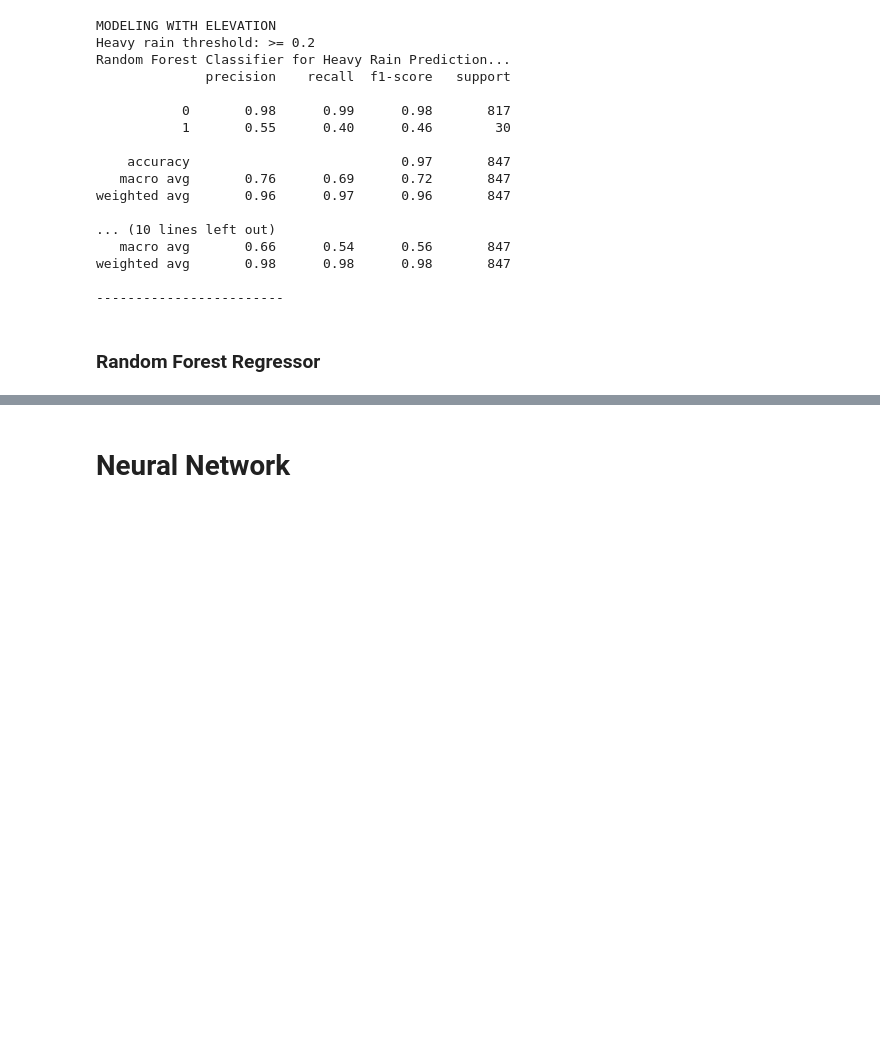
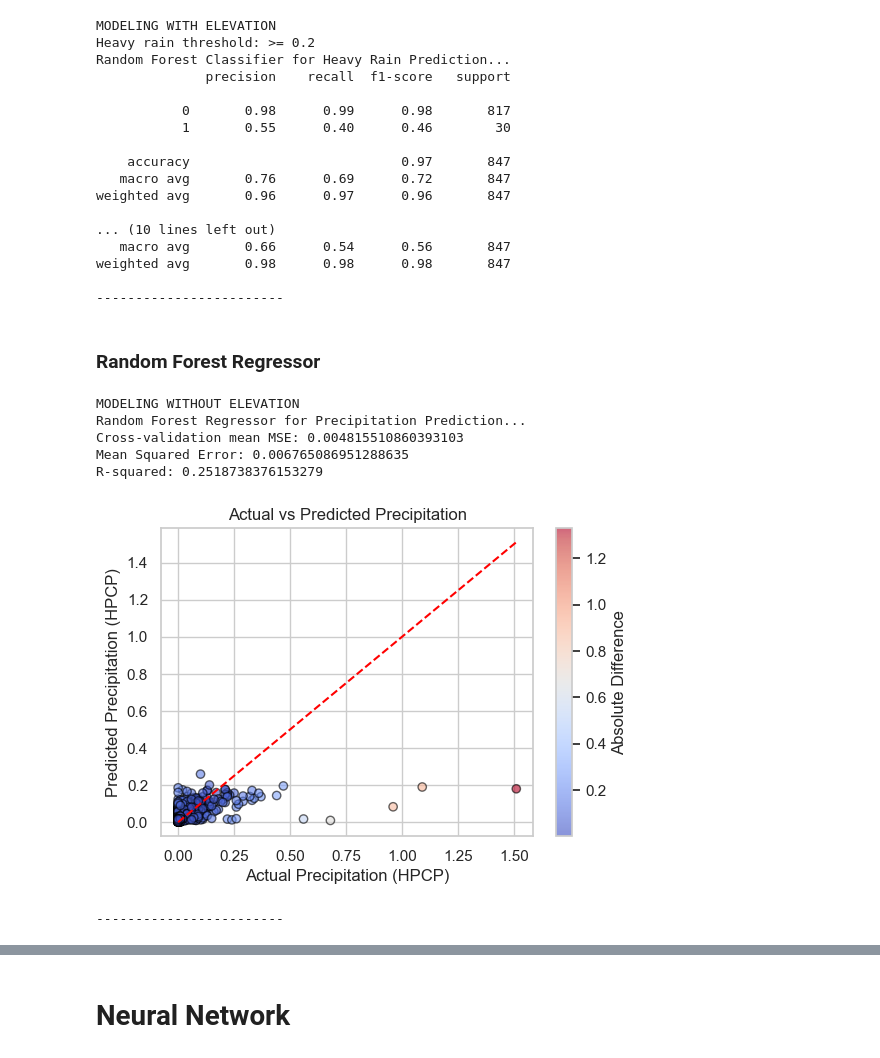
Before and after one commit to melina-thegarza/ml-climate, a Jupyter notebook: src/ml_climate_precipitation_prediction.ipynb, the cells around one changed output, grey strips where cells are left out. Drawn from its saved outputs; the diff is of its cells as text; code cells hidden in the pictures; blank space fills up the shorter version.

```diff
--- a/src/ml_climate_precipitation_prediction.ipynb
+++ b/src/ml_climate_precipitation_prediction.ipynb
@@ -995,6 +995,23 @@ def precipitation_random_forest_regressor_combined(df, use_elevation=True):
     print(f'Mean Squared Error: {mse}')
     print(f'R-squared: {r2}')
     plot_actual_vs_predicted(y_test, y_pred, title="Actual vs Predicted Precipitation")
+# %%
+#modeling without elevation feature
+print("MODELING WITHOUT ELEVATION")
+
+
+print("Random Forest Regressor for Precipitation Prediction...")
+precipitation_random_forest_regressor_combined(df, use_elevation=False)
+
+print("------------------------\n")
+# %% [output]
+MODELING WITHOUT ELEVATION
+Random Forest Regressor for Precipitation Prediction...
+Cross-validation mean MSE: 0.004815510860393103
+Mean Squared Error: 0.006765086951288635
+R-squared: 0.2518738376153279
+[figure, added]
+------------------------
 # %%
 ### Random Forest Regressor(predicting actual continuous HPCP value)
 
```
Also changed, not shown: parts of 2 cells of this notebook.
